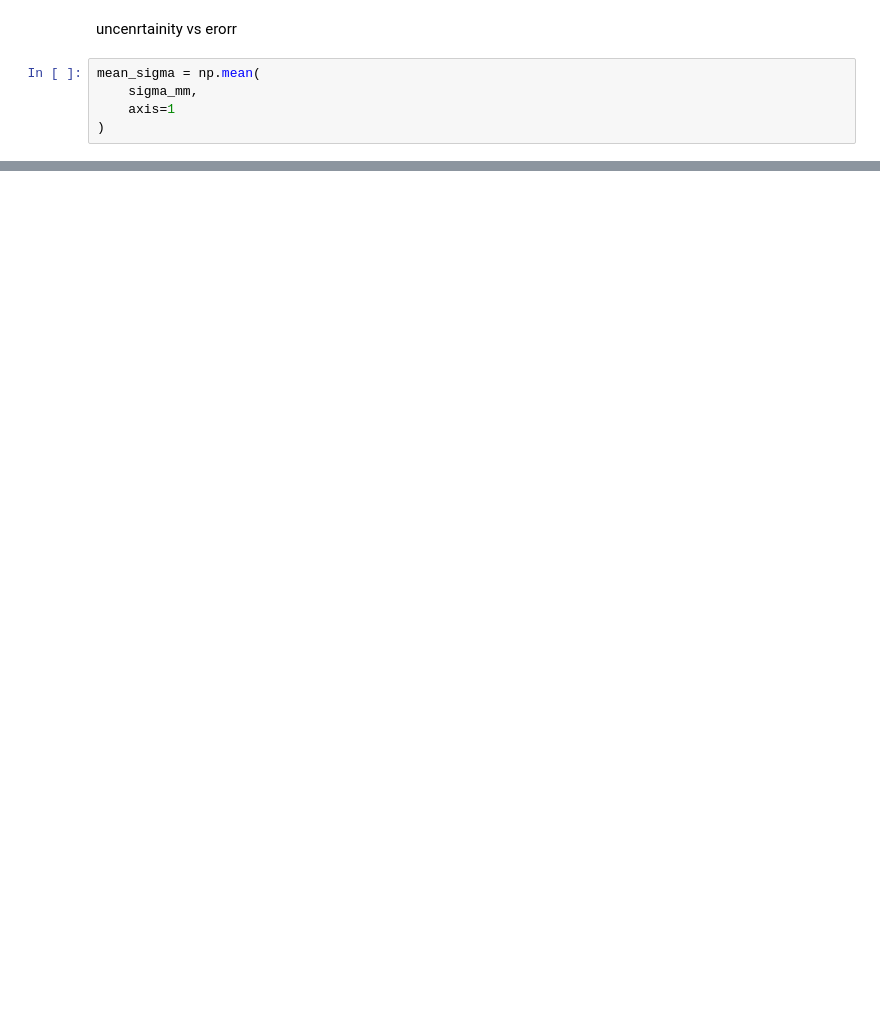
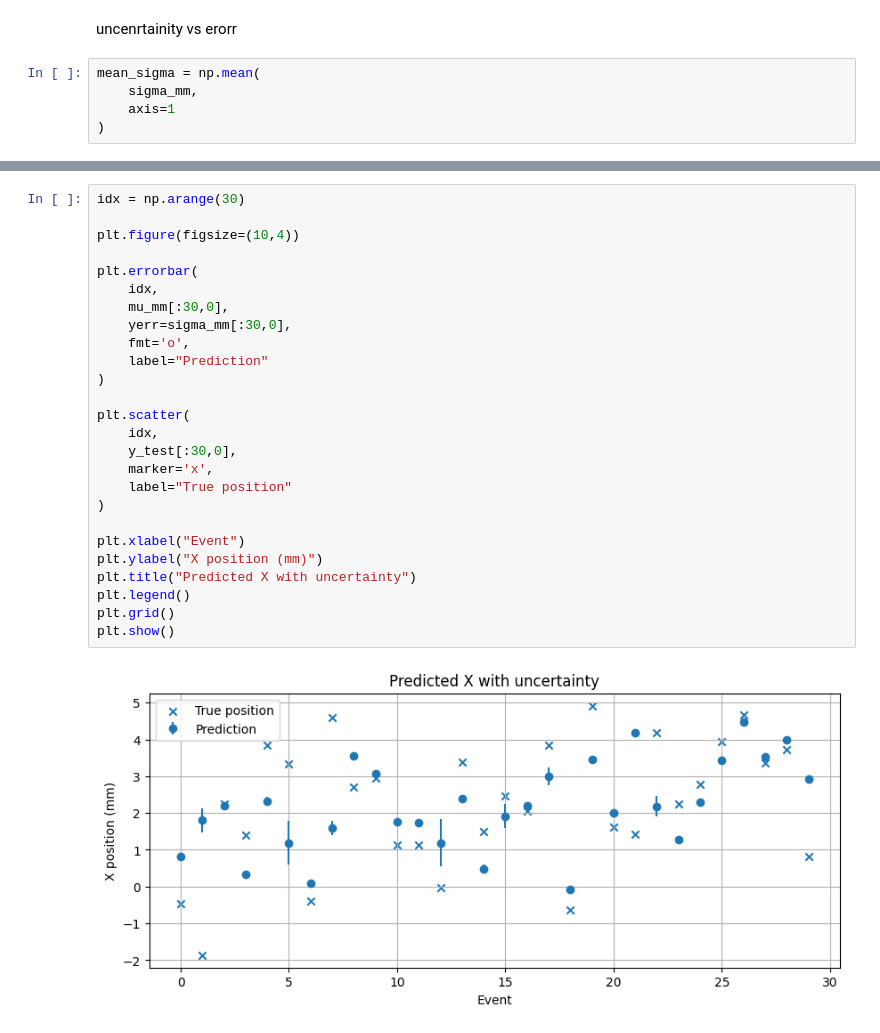
Before and after one commit to mw2304/SummerProject2026, a Jupyter notebook: probablisticCNN.ipynb, the cells around one changed output, grey strips where cells are left out. Saved outputs shown, nothing was run; the diff lists cells and outputs as text; blank space fills up the shorter version.

```diff
--- a/probablisticCNN.ipynb
+++ b/probablisticCNN.ipynb
@@ -910,0 +998,28 @@ Uncertainty-error correlation: 0.2488706242651054
+# %%
+idx = np.arange(30)
+
+plt.figure(figsize=(10,4))
+
+plt.errorbar(
+    idx,
+    mu_mm[:30,0],
+    yerr=sigma_mm[:30,0],
+    fmt='o',
+    label="Prediction"
+)
+
+plt.scatter(
+    idx,
+    y_test[:30,0],
+    marker='x',
+    label="True position"
+)
+
+plt.xlabel("Event")
+plt.ylabel("X position (mm)")
+plt.title("Predicted X with uncertainty")
+plt.legend()
+plt.grid()
+plt.show()
+# %% [output]
+[figure, added]
```
Also changed, not shown: parts of 20 cells of this notebook.
